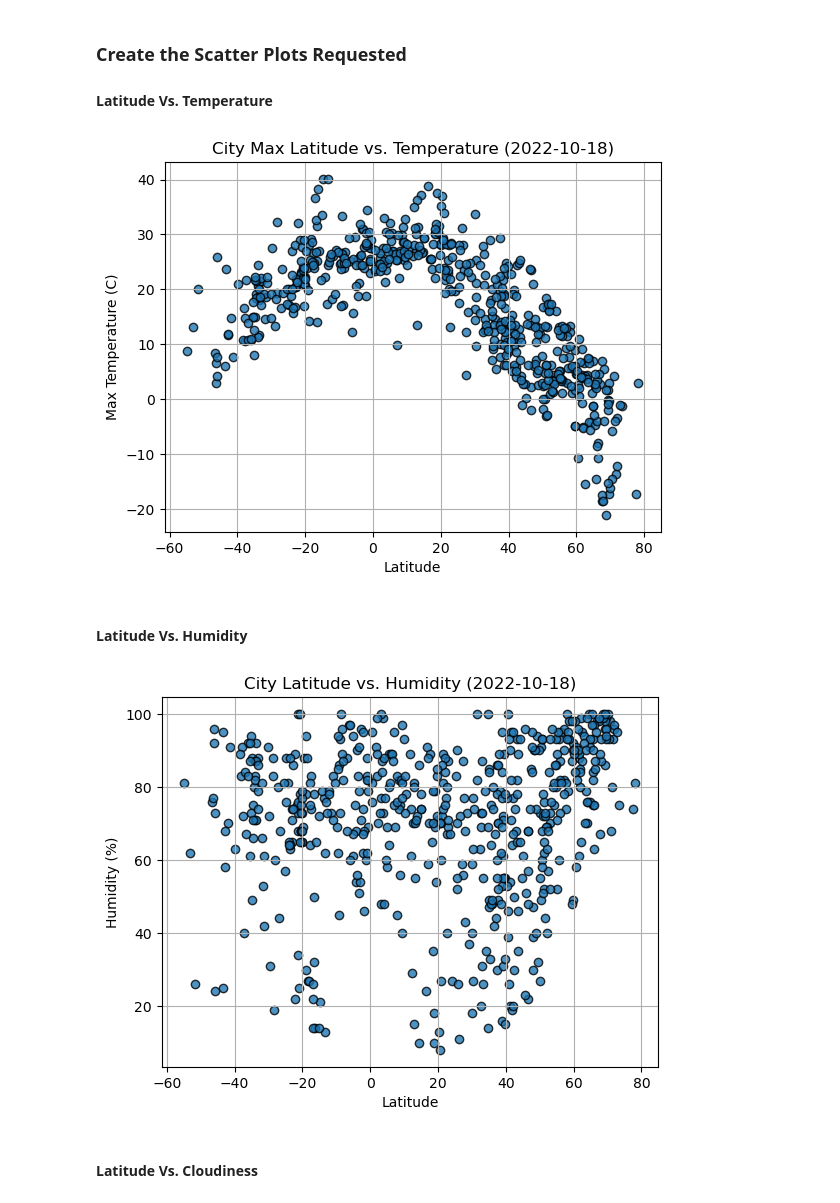
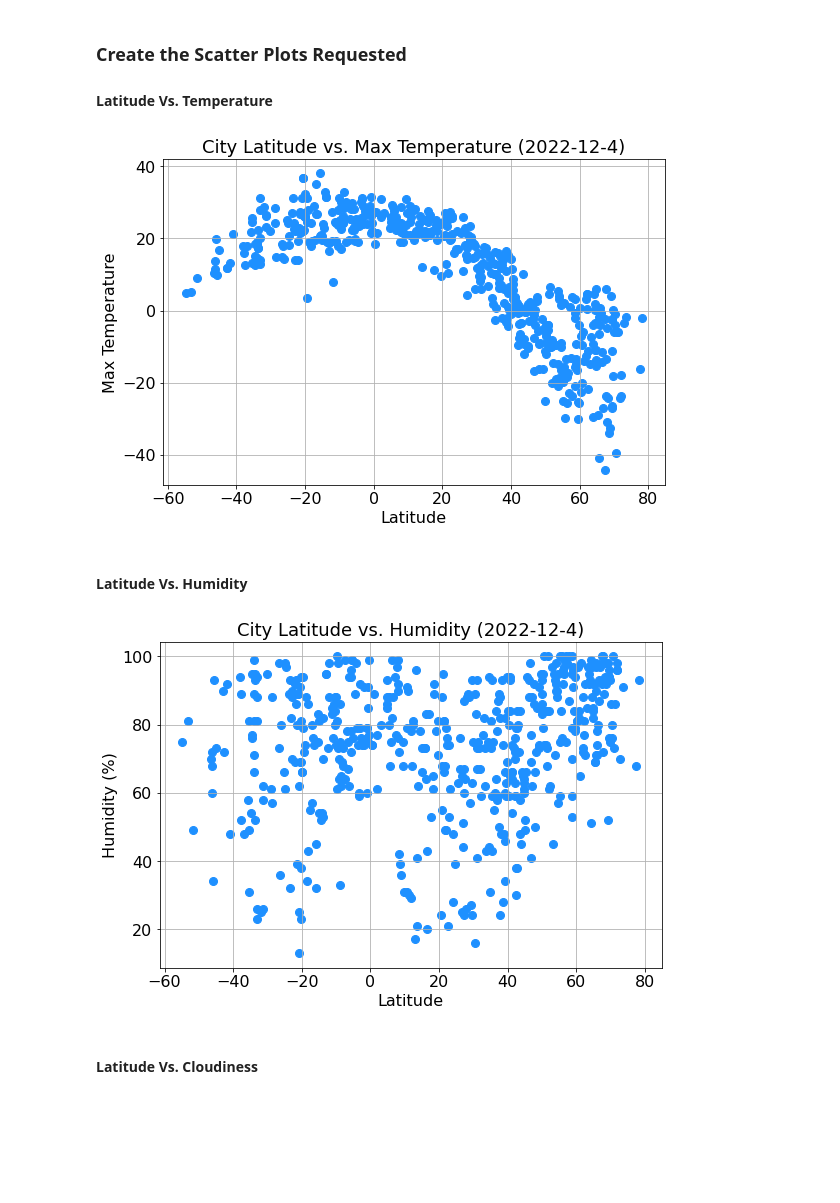
Before and after one commit to dganderson94/python-api-challenge, a Jupyter notebook: WeatherPy/WeatherPy.ipynb, the cells around one changed output. Saved outputs shown, nothing was run; the diff lists cells and outputs as text; code cells hidden in the pictures; blank space fills up the shorter version.

```diff
--- a/WeatherPy/WeatherPy.ipynb
+++ b/WeatherPy/WeatherPy.ipynb
@@ -190,26 +191,32 @@ city_data_df.head()
 #### Latitude Vs. Temperature
 # %%
 # Build scatter plot for latitude vs. temperature
-# YOUR CODE HERE
+city_data_df.plot.scatter(x = 'Lat', y = 'Max Temp', figsize = (9,6), fontsize = 16, s = 64, c = 'dodgerblue')
 
 # Incorporate the other graph properties
-# YOUR CODE HERE
+plt.title("City Latitude vs. Max Temperature (2022-12-4)", size = 18)
+plt.xlabel("Latitude", size = 16)
+plt.ylabel("Max Temperature", size = 16)
+plt.grid(True)
 
 # Save the figure
 plt.savefig("output_data/Fig1.png")
 
 # Show plot
 plt.show()
 # %% [output]
-[figure, old version]
+[figure, new version]
 # %% [markdown]
 #### Latitude Vs. Humidity
 # %%
 # Build the scatter plots for latitude vs. humidity
-# YOUR CODE HERE
+city_data_df.plot.scatter(x = 'Lat', y = 'Humidity', figsize = (9,6), fontsize = 16, s = 64, c = 'dodgerblue')
 
 # Incorporate the other graph properties
-# YOUR CODE HERE
+plt.title("City Latitude vs. Humidity (2022-12-4)", size = 18)
+plt.xlabel("Latitude", size = 16)
+plt.ylabel("Humidity (%)", size = 16)
+plt.grid(True)
 
 # Save the figure
 plt.savefig("output_data/Fig2.png")
@@ -217,7 +224,7 @@ plt.savefig("output_data/Fig2.png")
 # Show plot
 plt.show()
 # %% [output]
-[figure, old version]
+[figure, new version]
 # %% [markdown]
 #### Latitude Vs. Cloudiness
 # %%
```
Also changed, not shown: parts of 31 cells of this notebook, 5 other files.
